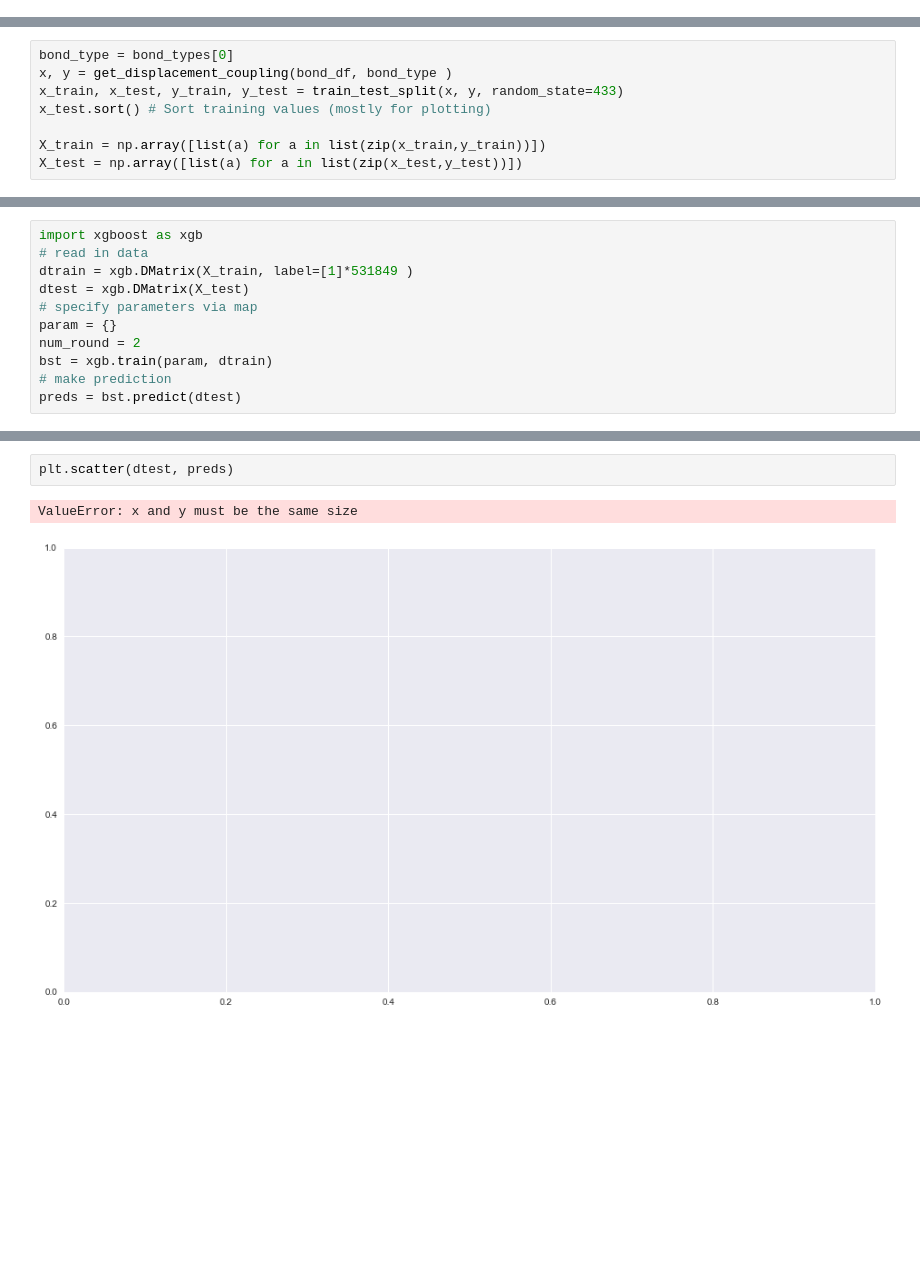
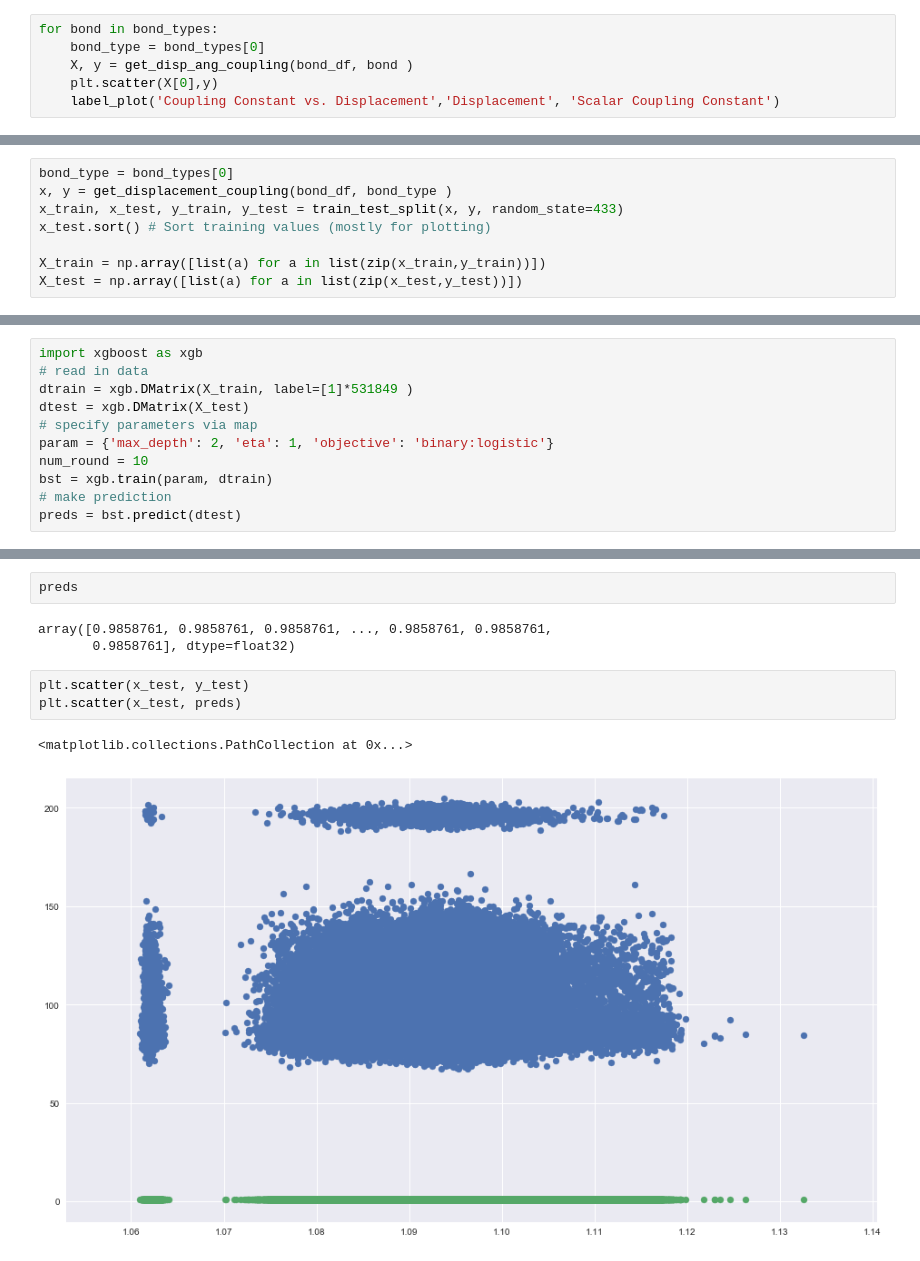
Before and after one commit to stonefollari/champs, a Jupyter notebook: src.ipynb, the cells around one changed output, grey strips where cells are left out. Cells and saved outputs as stored; diff of their text form; blank space fills up the shorter version.

```diff
--- a/src.ipynb
+++ b/src.ipynb
@@ -130,0 +198,6 @@ print(bond_types)
+# %%
+for bond in bond_types:
+    bond_type = bond_types[0]
+    X, y = get_disp_ang_coupling(bond_df, bond )
+    plt.scatter(X[0],y)
+    label_plot('Coupling Constant vs. Displacement','Displacement', 'Scalar Coupling Constant')
@@ -364,8 +535,8 @@ import xgboost as xgb
 dtrain = xgb.DMatrix(X_train, label=[1]*531849 )
 dtest = xgb.DMatrix(X_test)
 # specify parameters via map
-param = {}
-num_round = 2
+param = {'max_depth': 2, 'eta': 1, 'objective': 'binary:logistic'}
+num_round = 10
 bst = xgb.train(param, dtrain)
 # make prediction
 preds = bst.predict(dtest)
@@ -376,5 +559,11 @@ preds.size
+# %%
+preds
+# %% [output]
+array([0.9858761, 0.9858761, 0.9858761, ..., 0.9858761, 0.9858761,
+       0.9858761], dtype=float32)
 # %%
-plt.scatter(dtest, preds)
+plt.scatter(x_test, y_test)
+plt.scatter(x_test, preds)
 # %% [output]
-ValueError: x and y must be the same size
+<matplotlib.collections.PathCollection at 0x...>
-[figure, old version]
+[figure, new version]
```
Also changed, not shown: parts of 43 cells of this notebook.
